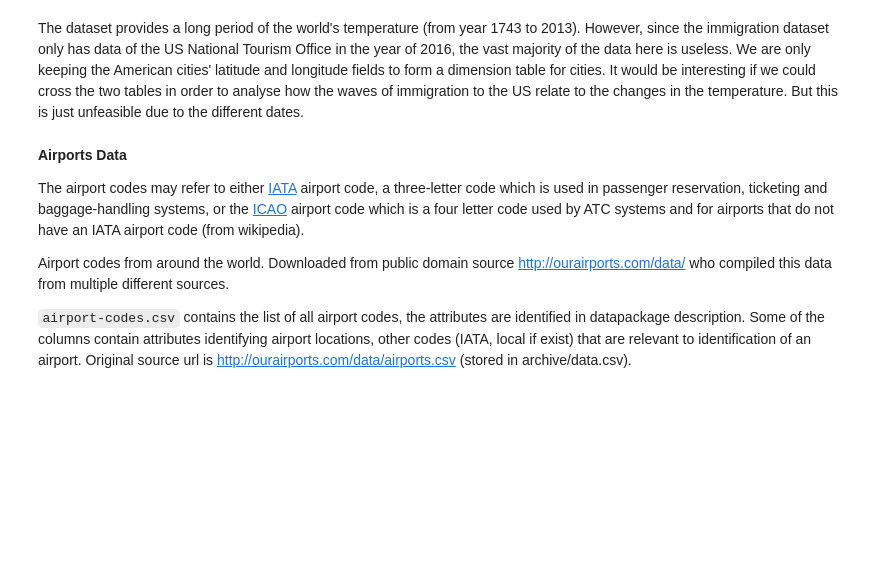
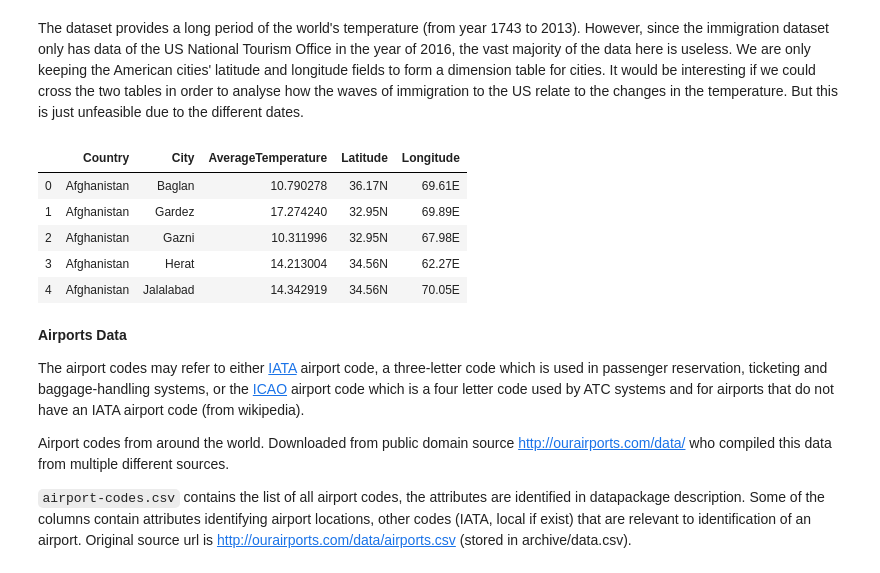
Before and after one commit to fpcarneiro/data-engineer-project, a Jupyter notebook: Capstone Project Template.ipynb, the cells around one changed output. Saved outputs shown, nothing was run; the diff lists cells and outputs as text; code cells hidden in the pictures; blank space fills up the shorter version.

```diff
--- a/Capstone Project Template.ipynb
+++ b/Capstone Project Template.ipynb
@@ -118,7 +130,7 @@ The Berkeley Earth, which is affiliated with Lawrence Berkeley National Laborato
 
 In the original dataset from [Kaggle](https://www.kaggle.com/berkeleyearth/climate-change-earth-surface-temperature-data), several files are available but in this capstone project we will be using only the `GlobalLandTemperaturesByCity`.
 # %%
-temperature_fname = 'GlobalLandTemperaturesByCity.csv'
+temperature_fname = 'data/GlobalLandTemperaturesByCity.csv'
 world_temperature = pd.read_csv(temperature_fname)
 # %%
 world_temperature.head()
@@ -136,4 +155,5 @@ __Data Dictionary__
 # %% [markdown]
 The dataset provides a long period of the world's temperature (from year 1743 to 2013). However, since the immigration dataset only has data of the US National Tourism Office in the year of 2016, the vast majority of the data here is useless. We are only keeping the American cities' latitude and longitude fields to form a dimension table for cities. It would be interesting if we could cross the two tables in order to analyse how the waves of immigration to the US relate to the changes in the temperature. But this is just unfeasible due to the different dates.
 # %%
-us_cities = world_temperature[world_temperature.Country == "United States"].groupby(["Country", "City"])["Latitude", "Longitude"].agg('first').reset_index()
+world_temperature = world_temperature.groupby(["Country", "City"]).agg({"AverageTemperature": "mean",
+                                                                        "Latitude": "first", "Longitude": "first"}).reset_index()
@@ -144,5 +160,12 @@ us_cities = us_cities.groupby(["City"]).agg({"AverageTemperature": "mean", "Lati
 # %%
-us_cities.head()
+world_temperature.head()
+# %% [output]
+|  | Country | City | AverageTemperature | Latitude | Longitude |
+| 0 | Afghanistan | Baglan | 10.790278 | 36.17N | 69.61E |
+| 1 | Afghanistan | Gardez | 17.274240 | 32.95N | 69.89E |
+| 2 | Afghanistan | Gazni | 10.311996 | 32.95N | 67.98E |
+| 3 | Afghanistan | Herat | 14.213004 | 34.56N | 62.27E |
+| 4 | Afghanistan | Jalalabad | 14.342919 | 34.56N | 70.05E |
 # %% [markdown]
 __Airports Data__
 
```
Also changed, not shown: parts of 19 cells of this notebook.
